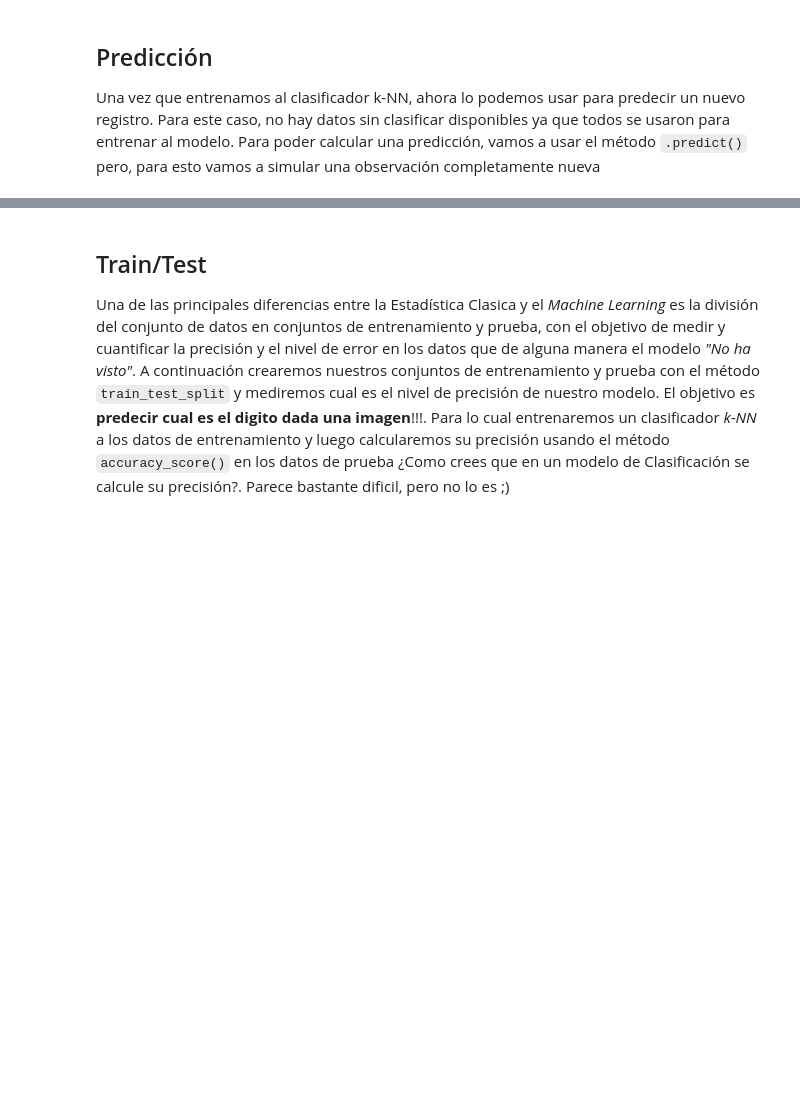
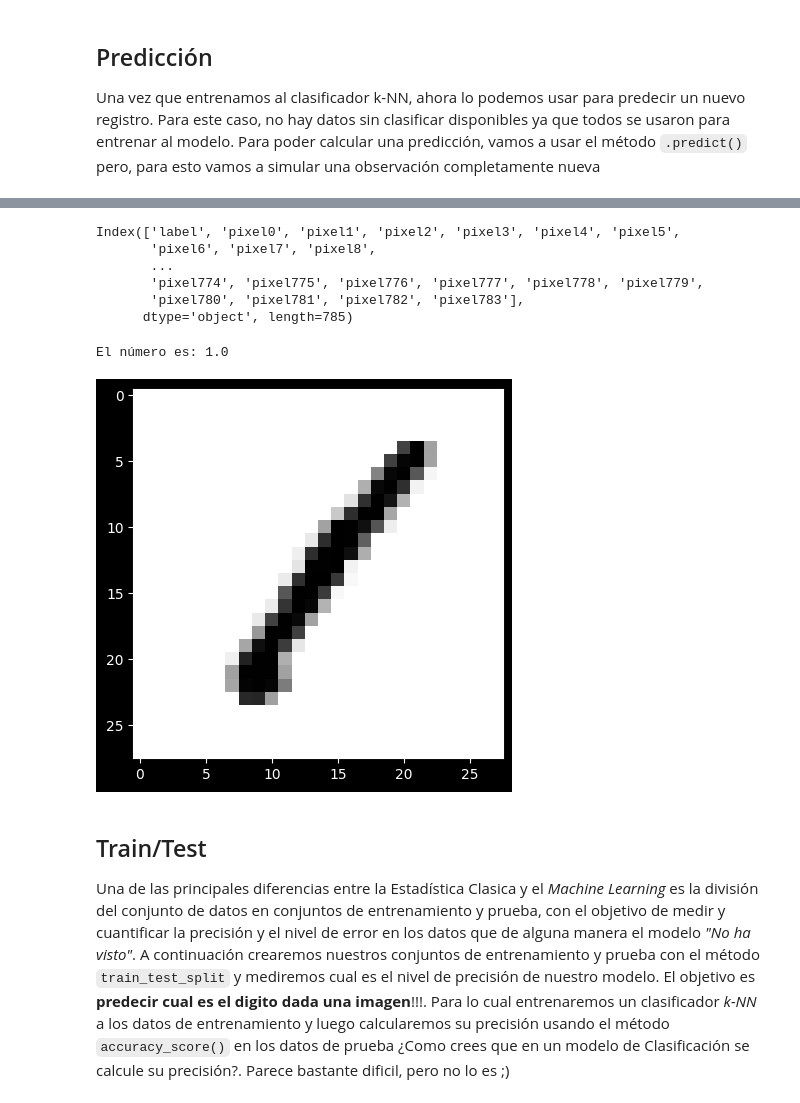
Before and after one commit to julihocc/ebac-cientifico-datos, a Jupyter notebook: Proyecto 1.2/Aprendizaje Supervisado.ipynb, the cells around one changed output, grey strips where cells are left out. Drawn from its saved outputs; the diff is of its cells as text; code cells hidden in the pictures; blank space fills up the shorter version.

```diff
--- a/Proyecto 1.2/Aprendizaje Supervisado.ipynb
+++ b/Proyecto 1.2/Aprendizaje Supervisado.ipynb
@@ -71,15 +230,34 @@ Cada muestra de este conjunto de datos es una imagen de 28x28 que representa un
 <p><img src="https://miro.medium.com/max/1400/1*hVdoiW35FXUE-fZ0HI30Tw.jpeg" width="350"></p>
 # %%
 # Importa el archivo de MNIST
-digits = ____
+digits = pd.read_csv('mnist.csv')
+# %%
+
+digits.columns
+# %% [output]
+Index(['label', 'pixel0', 'pixel1', 'pixel2', 'pixel3', 'pixel4', 'pixel5',
+       'pixel6', 'pixel7', 'pixel8',
+       ...
+       'pixel774', 'pixel775', 'pixel776', 'pixel777', 'pixel778', 'pixel779',
+       'pixel780', 'pixel781', 'pixel782', 'pixel783'],
+      dtype='object', length=785)
 # %%
 # Crea una variable 'cols' para hacer referencia a todas las columnas que contienen la palabra 'pixel'
-____
+cols = [col for col in digits.columns if 'pixel' in col]
 # %%
 # Vamos a imprimir un digito
-i = ____
-print("El número es:", df.loc[____, ____])
-plt.imshow(df.loc[____, cols].values.reshape((28,28)).astype(float), cmap=plt.cm.gray_r, interpolation='nearest')
+i = 0
+print("El número es:", df.loc[i, 'output'])
+# %% [output]
+El número es: 1.0
+# %%
+import matplotlib.pyplot as plt
+
+# Mostrar la imagen
+plt.imshow(digits.loc[i, cols].values.reshape((28, 28)).astype(float), cmap=plt.cm.gray_r, interpolation='nearest')
+plt.show()
+# %% [output]
+[figure, added]
 # %% [markdown]
 ## Train/Test
 <p>Una de las principales diferencias entre la Estadística Clasica y el <i>Machine Learning</i> es la división del conjunto de datos en conjuntos de entrenamiento y prueba, con el objetivo de medir y cuantificar la precisión y el nivel de error en los datos que de alguna manera el modelo <i>"No ha visto"</i>. A continuación crearemos nuestros conjuntos de entrenamiento y prueba con el método <code>train_test_split</code> y mediremos cual es el nivel de precisión de nuestro modelo. El objetivo es <b>predecir cual es el digito dada una imagen</b>!!!. Para lo cual entrenaremos un clasificador <i>k-NN</i> a los datos de entrenamiento y luego calcularemos su precisión usando el método <code>accuracy_score()</code> en los datos de prueba ¿Como crees que en un modelo de Clasificación se calcule su precisión?. Parece bastante dificil, pero no lo es ;)</p>
```
Also changed, not shown: parts of 16 cells of this notebook.
